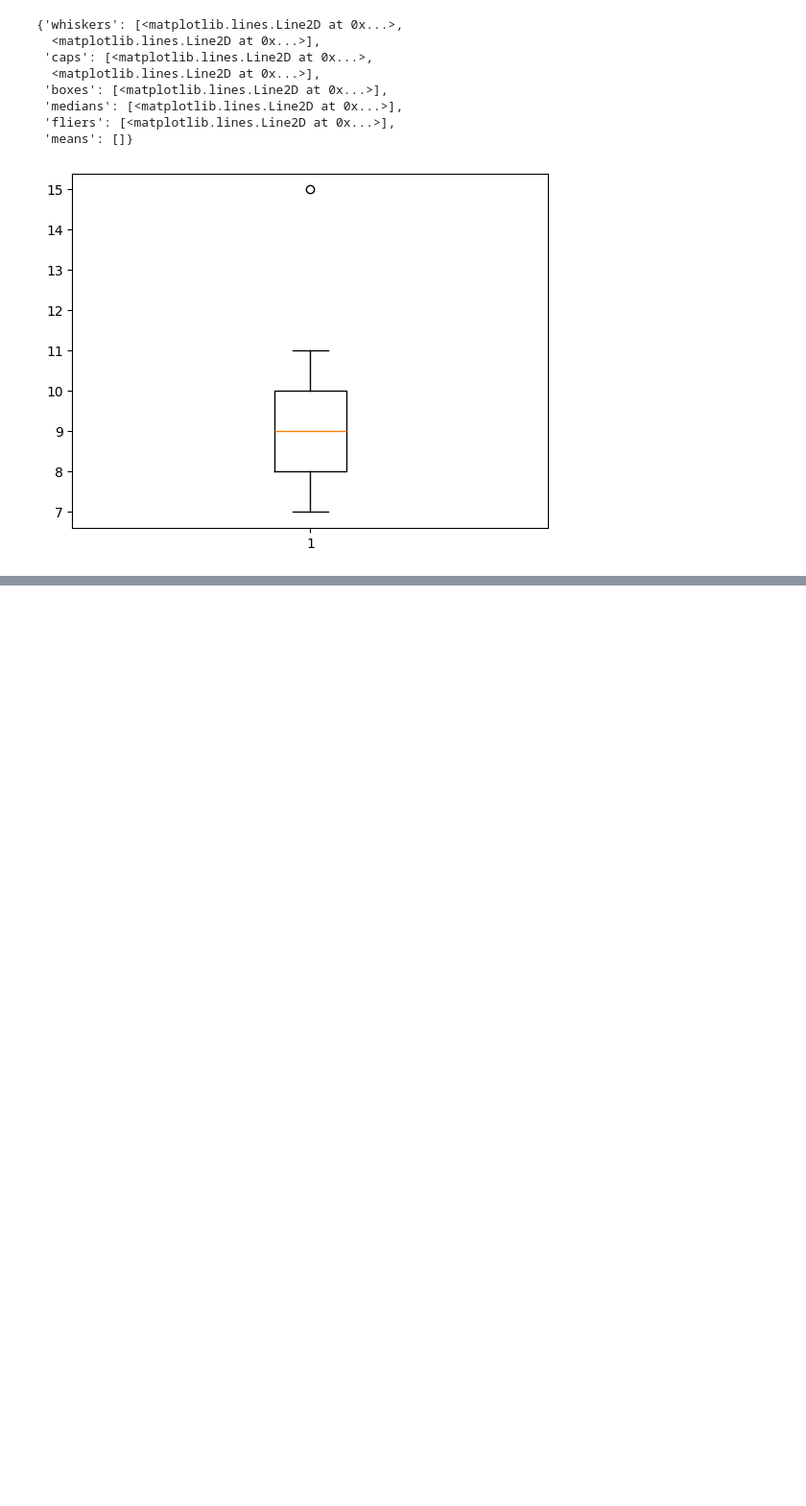
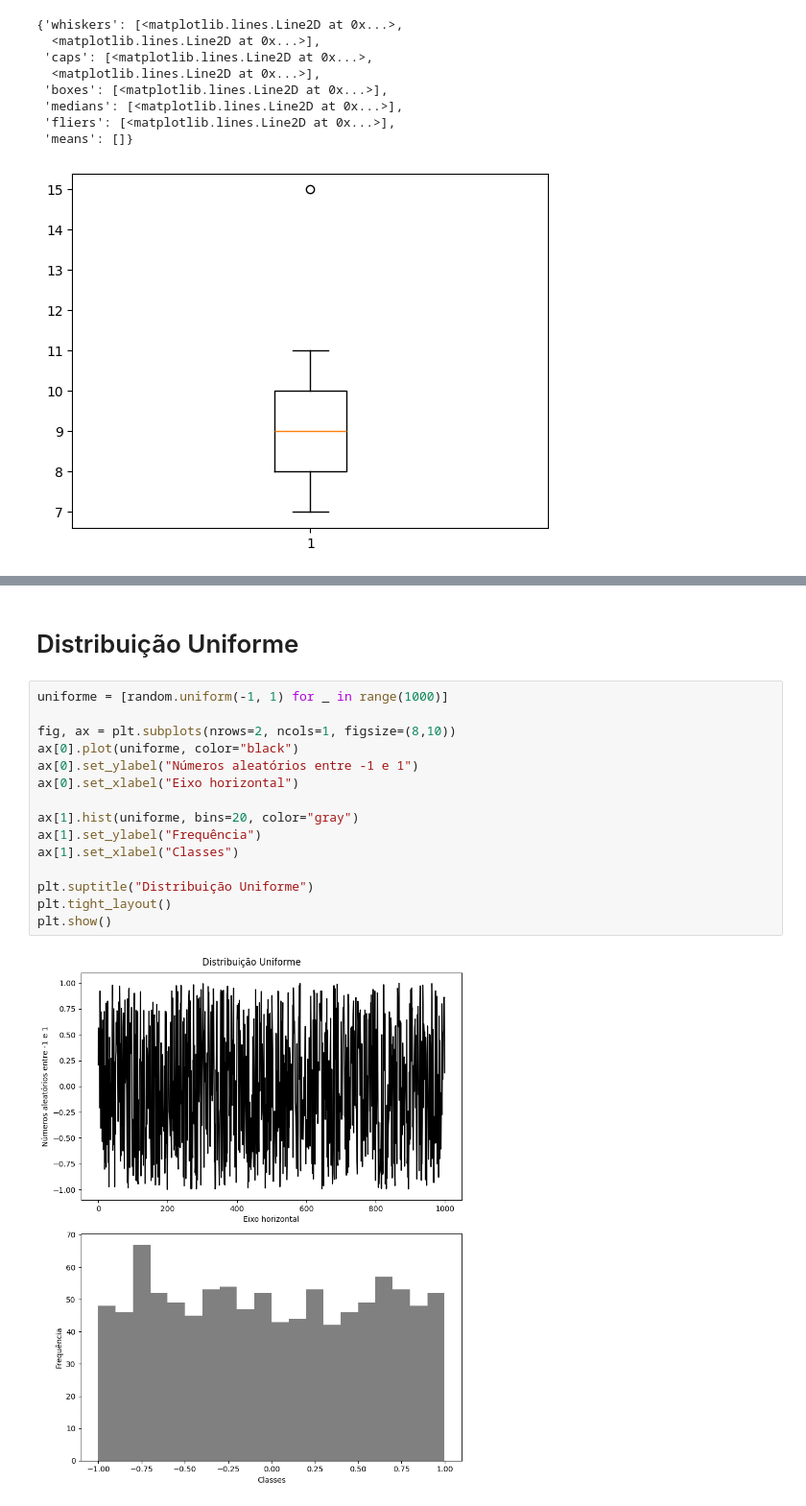
Before and after one commit to eraosso/PMF, a Jupyter notebook: Capitulo-3.ipynb, the cells around one changed output, grey strips where cells are left out. Shown at 96% size. Drawn from its saved outputs; the diff is of its cells as text; blank space fills up the shorter version.

```diff
--- a/Capitulo-3.ipynb
+++ b/Capitulo-3.ipynb
@@ -87,0 +126,19 @@ plt.boxplot(estat_dados[1], vert=True)
+# %% [markdown]
+# Distribuição Uniforme
+# %%
+uniforme = [random.uniform(-1, 1) for _ in range(1000)]
+
+fig, ax = plt.subplots(nrows=2, ncols=1, figsize=(8,10))
+ax[0].plot(uniforme, color="black")
+ax[0].set_ylabel("Números aleatórios entre -1 e 1")
+ax[0].set_xlabel("Eixo horizontal")
+
+ax[1].hist(uniforme, bins=20, color="gray")
+ax[1].set_ylabel("Frequência")
+ax[1].set_xlabel("Classes")
+
+plt.suptitle("Distribuição Uniforme")
+plt.tight_layout()
+plt.show()
+# %% [output]
+[figure, added]
```
Also changed, not shown: parts of 15 cells of this notebook, 2 other files.
